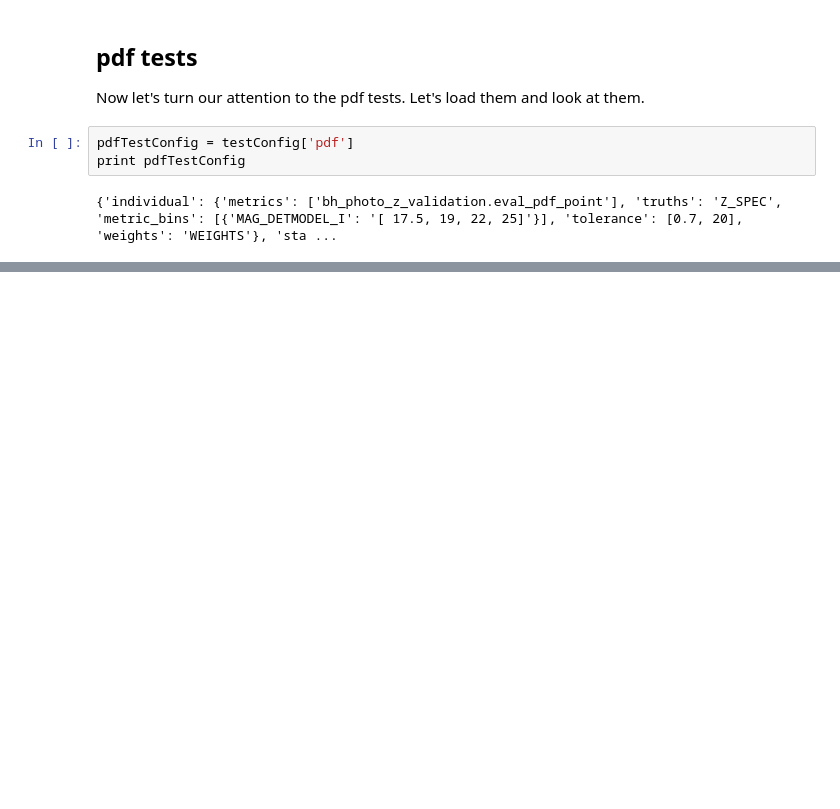
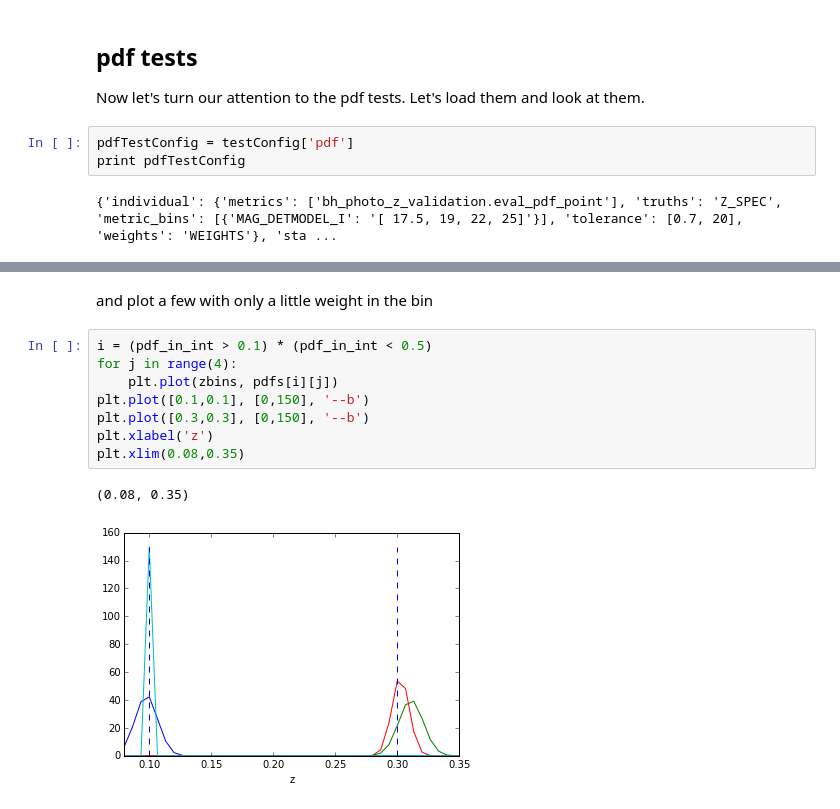
Before and after one commit to DarkEnergySurvey/bpz, a Jupyter notebook: notebook/ValidationScriptExample.ipynb, the cells around one changed output, grey strips where cells are left out. Drawn from its saved outputs; the diff is of its cells as text; blank space fills up the shorter version.

```diff
--- a/notebook/ValidationScriptExample.ipynb
+++ b/notebook/ValidationScriptExample.ipynb
@@ -272,0 +363,13 @@ print pdfTestConfig
+# %% [markdown]
+and plot a few with only a little weight in the bin
+# %%
+i = (pdf_in_int > 0.1) * (pdf_in_int < 0.5)
+for j in range(4):
+    plt.plot(zbins, pdfs[i][j])
+plt.plot([0.1,0.1], [0,150], '--b')
+plt.plot([0.3,0.3], [0,150], '--b')
+plt.xlabel('z')
+plt.xlim(0.08,0.35)
+# %% [output]
+(0.08, 0.35)
+[figure, added]
```
Also changed, not shown: parts of 15 cells of this notebook, 7 other files.
